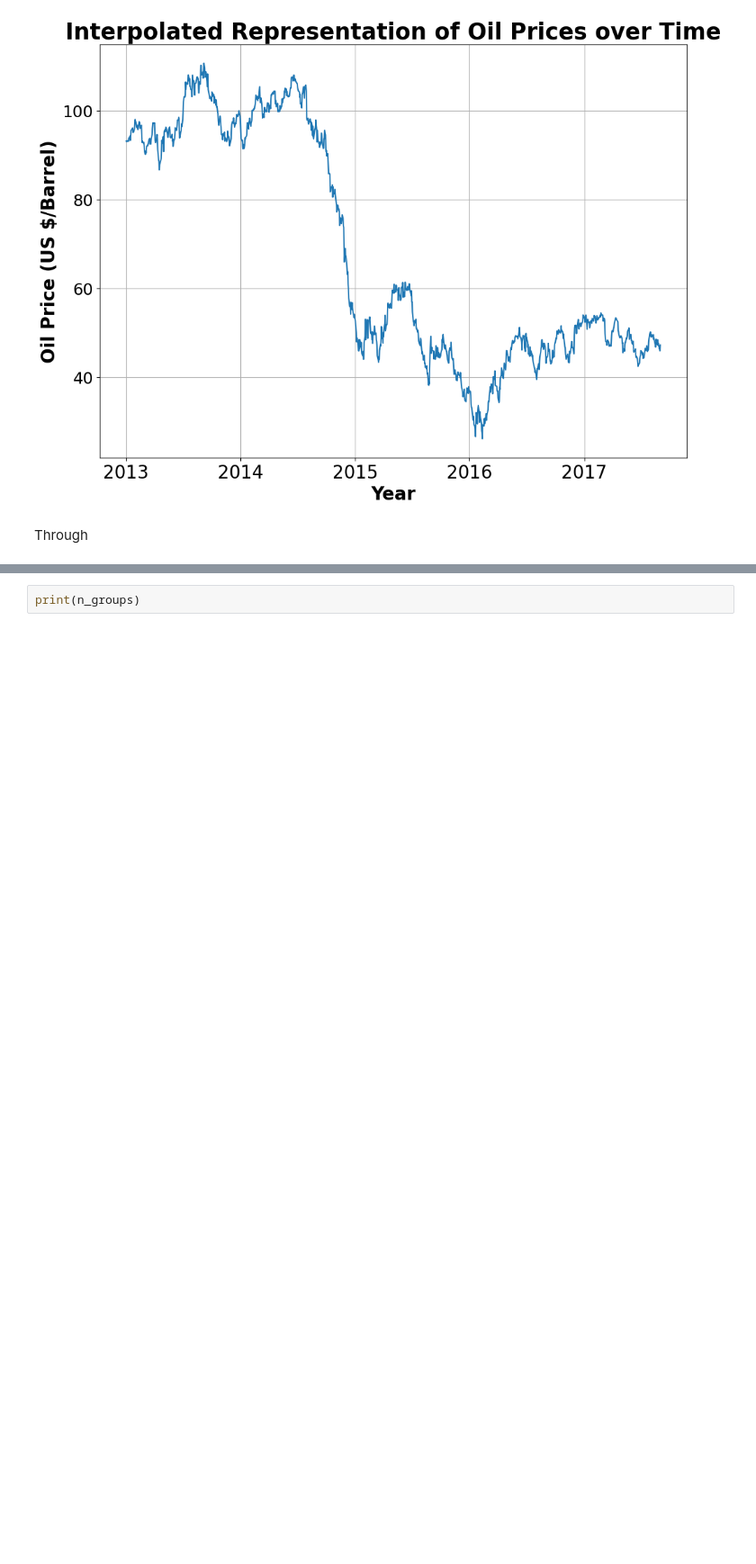
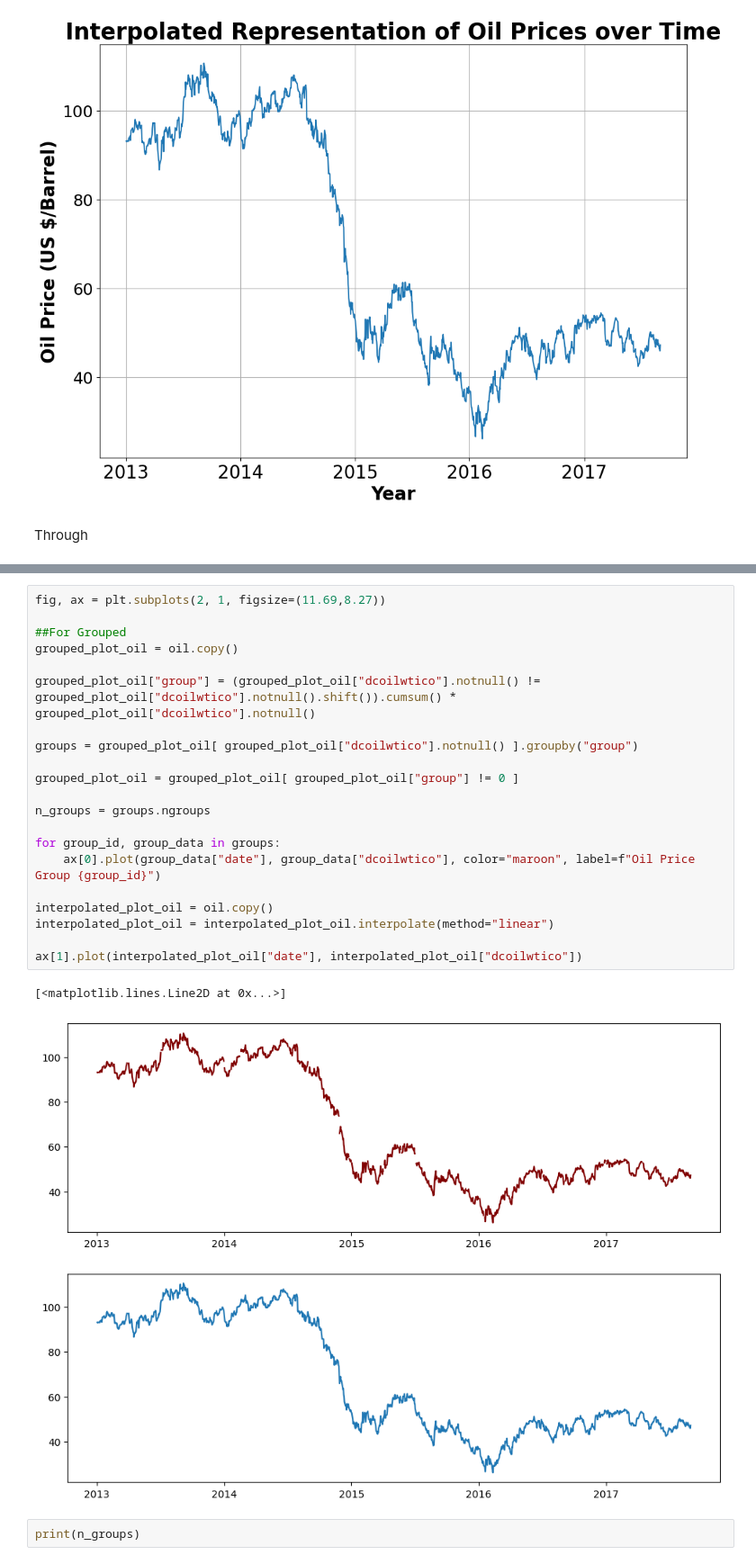
Before and after one commit to chriskuz/store_sales_time_series_forecasting, a Jupyter notebook: src/data_look.ipynb, the cells around one changed output, grey strips where cells are left out. Shown at 90% size. Cells and saved outputs as stored; diff of their text form; blank space fills up the shorter version.

Commit message:
made a subplot of the base oil dataframe with and without interpolation.

```diff
--- a/src/data_look.ipynb
+++ b/src/data_look.ipynb
@@ -1585,3 +1633,27 @@ Through
+# %%
+fig, ax = plt.subplots(2, 1, figsize=(11.69,8.27))
+
+##For Grouped
+grouped_plot_oil = oil.copy()
+
+grouped_plot_oil["group"] = (grouped_plot_oil["dcoilwtico"].notnull() != grouped_plot_oil["dcoilwtico"].notnull().shift()).cumsum() * grouped_plot_oil["dcoilwtico"].notnull()
+
+groups = grouped_plot_oil[ grouped_plot_oil["dcoilwtico"].notnull() ].groupby("group")
+
+grouped_plot_oil = grouped_plot_oil[ grouped_plot_oil["group"] != 0 ]
+
+n_groups = groups.ngroups
+
+for group_id, group_data in groups:
+    ax[0].plot(group_data["date"], group_data["dcoilwtico"], color="maroon", label=f"Oil Price Group {group_id}")
+
+interpolated_plot_oil = oil.copy()
+interpolated_plot_oil = interpolated_plot_oil.interpolate(method="linear")
+
+ax[1].plot(interpolated_plot_oil["date"], interpolated_plot_oil["dcoilwtico"])
+# %% [output]
+[<matplotlib.lines.Line2D at 0x...>]
+[figure, added]
 # %%
 print(n_groups)
 # %% [output]
```
Also changed, not shown: parts of 3 cells of this notebook, 1 other file.
